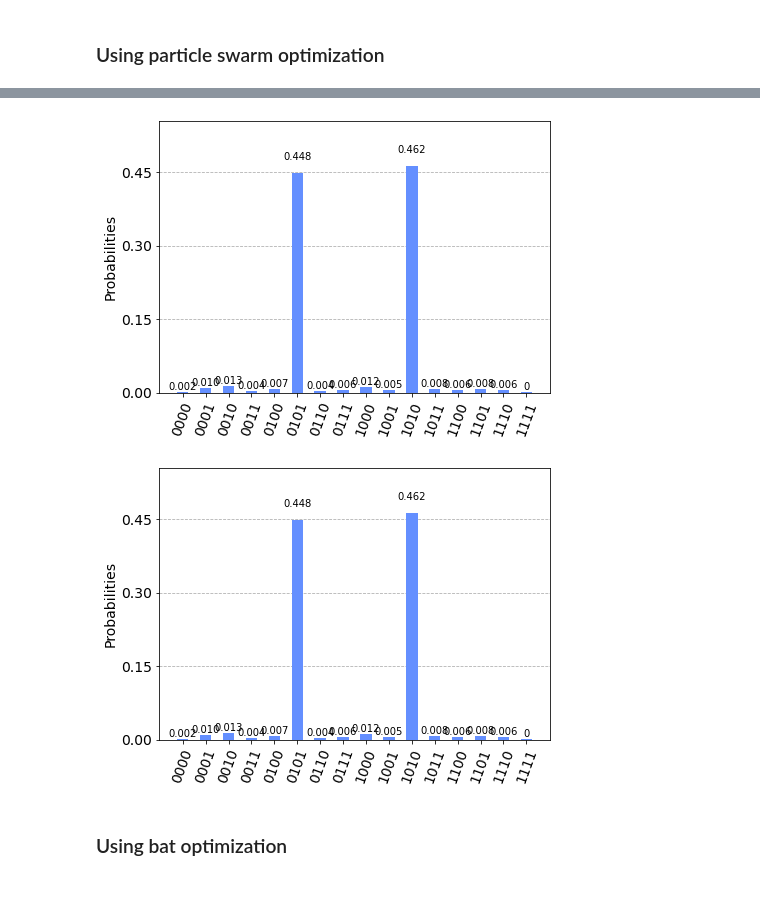
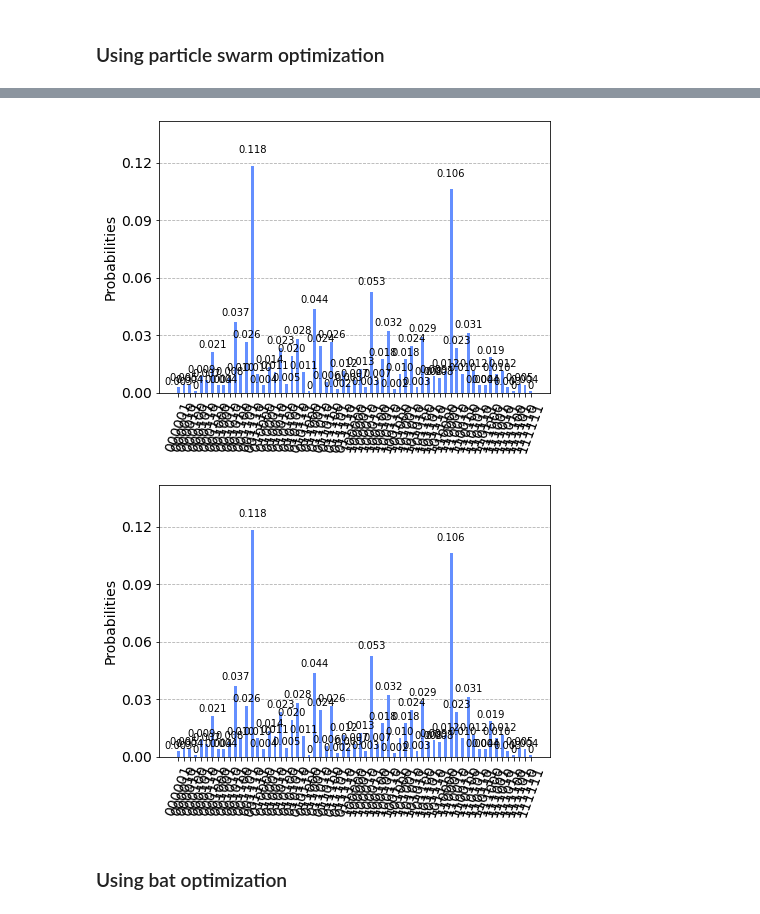
Before and after one commit to mentesniker/Maxcut-solver, a Jupyter notebook: Max-cut.ipynb, the cells around one changed output, grey strips where cells are left out. Saved outputs shown, nothing was run; the diff lists cells and outputs as text; code cells hidden in the pictures.

```diff
--- a/Max-cut.ipynb
+++ b/Max-cut.ipynb
@@ -323,9 +329,9 @@ array([-3.17795797,  0.52699053,  0.50462718, -0.61544383, -1.62073241,
-# %%
-plot_histogram(myanzats.output_circuit([-3.17795797,  0.52699053,  0.50462718, -0.61544383, -1.62073241,
-        1.0782956 ]))
-# %% [output]
-[figure, removed]
-[figure, removed]
+# %%
+plot_histogram(myanzats.output_circuit([0.61188326, 2.17823064, 0.70071774, 2.16224837, 4.45029267,
+       6.54765522]))
+# %% [output]
+[figure, added]
+[figure, added]
 # %% [markdown]
 ### Using bat optimization
 # %%
```
Also changed, not shown: parts of 15 cells of this notebook.
